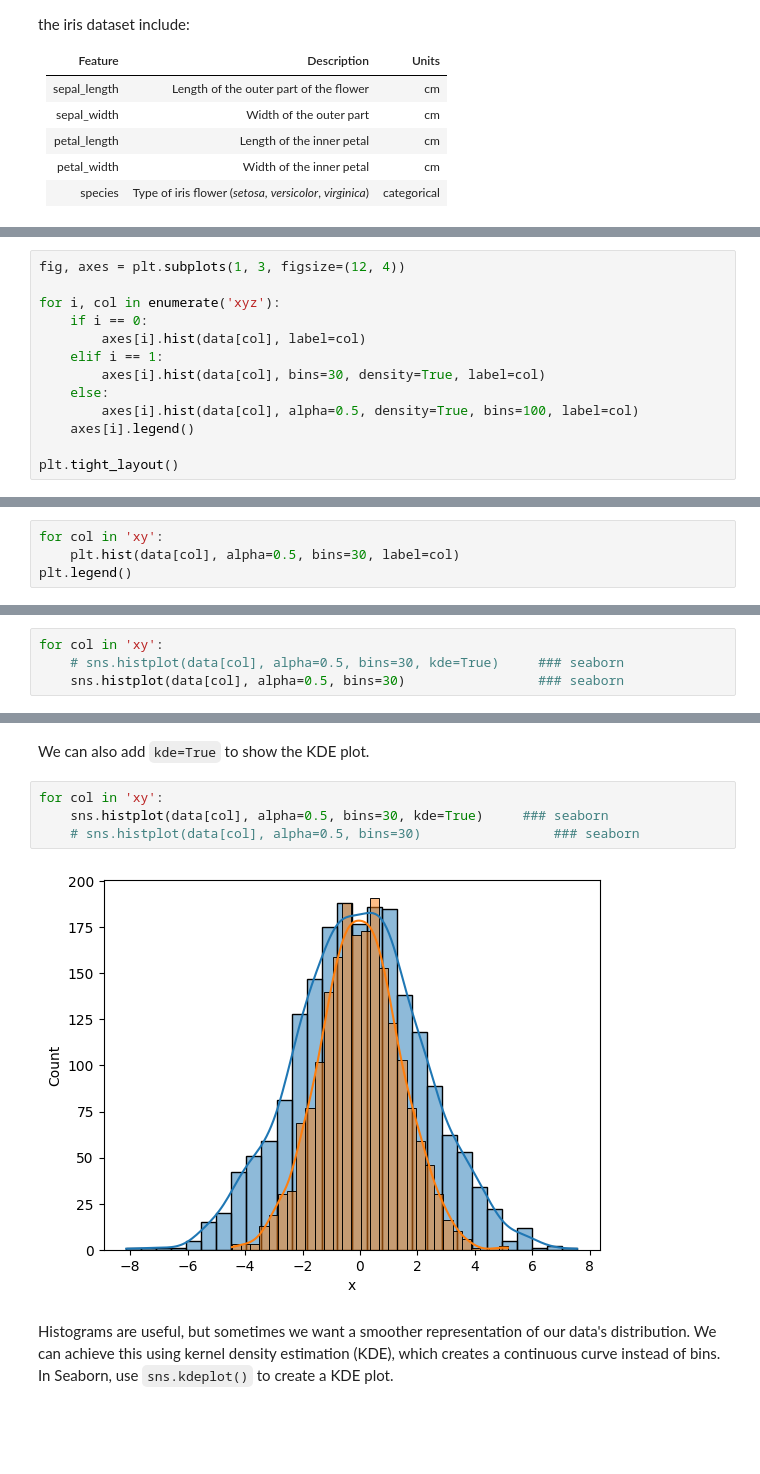
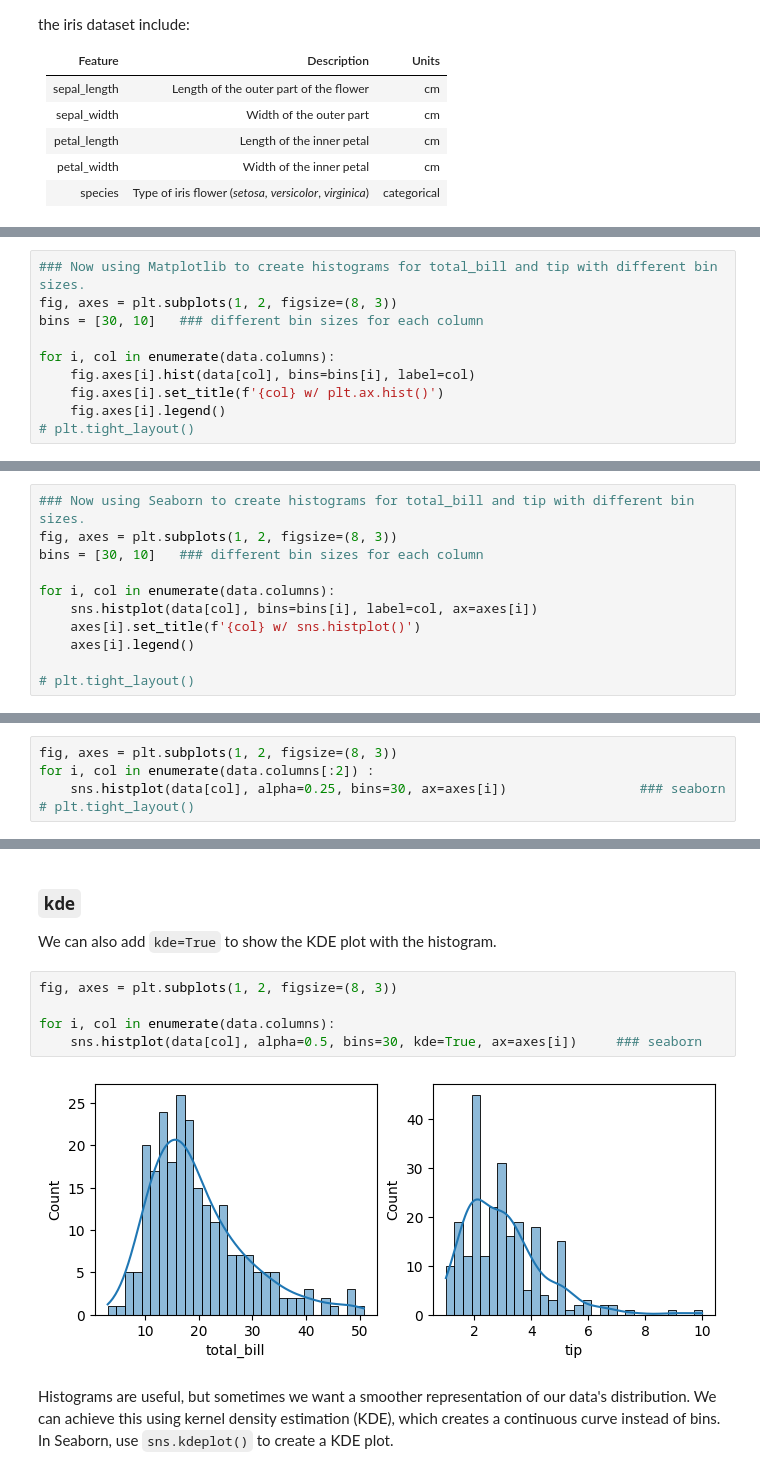
Before and after one commit to tychen742/thinkdsm, a Jupyter notebook: chapters/06-visualization/0606-vis-sns-intro.ipynb, the cells around one changed output, grey strips where cells are left out. Drawn from its saved outputs; the diff is of its cells as text; blank space fills up the shorter version.

```diff
--- a/chapters/06-visualization/0606-vis-sns-intro.ipynb
+++ b/chapters/06-visualization/0606-vis-sns-intro.ipynb
@@ -260,0 +261,10 @@ data['z'] = data['y'] * 2
+# %%
+### Now using Matplotlib to create histograms for total_bill and tip with different bin sizes.
+fig, axes = plt.subplots(1, 2, figsize=(8, 3))
+bins = [30, 10]   ### different bin sizes for each column
+
+for i, col in enumerate(data.columns):
+    fig.axes[i].hist(data[col], bins=bins[i], label=col)
+    fig.axes[i].set_title(f'{col} w/ plt.ax.hist()')
+    fig.axes[i].legend()
+# plt.tight_layout()
@@ -261,14 +273,12 @@ data['z'] = data['y'] * 2
 # %%
-fig, axes = plt.subplots(1, 3, figsize=(12, 4))
+### Now using Seaborn to create histograms for total_bill and tip with different bin sizes.
+fig, axes = plt.subplots(1, 2, figsize=(8, 3))
+bins = [30, 10]   ### different bin sizes for each column
 
-for i, col in enumerate('xyz'):
-    if i == 0:
-        axes[i].hist(data[col], label=col)
-    elif i == 1:
-        axes[i].hist(data[col], bins=30, density=True, label=col)
-    else:
-        axes[i].hist(data[col], alpha=0.5, density=True, bins=100, label=col)
+for i, col in enumerate(data.columns):
+    sns.histplot(data[col], bins=bins[i], label=col, ax=axes[i])
+    axes[i].set_title(f'{col} w/ sns.histplot()')
     axes[i].legend()
 
-plt.tight_layout()
+# plt.tight_layout()
 # %% [output]
@@ -278,4 +285,0 @@ Now let's plot the same histograms using a for loop.  The differences between wi
-# %%
-for col in 'xy':
-    plt.hist(data[col], alpha=0.5, bins=30, label=col)
-plt.legend()
@@ -299,5 +289,6 @@ With the same code, we are plotting `x` and `y` columns using `sns.histplot` ins
 # %%
-for col in 'xy':
-    # sns.histplot(data[col], alpha=0.5, bins=30, kde=True)     ### seaborn
-    sns.histplot(data[col], alpha=0.5, bins=30)                 ### seaborn
+fig, axes = plt.subplots(1, 2, figsize=(8, 3))
+for i, col in enumerate(data.columns[:2]) :
+    sns.histplot(data[col], alpha=0.25, bins=30, ax=axes[i])                 ### seaborn
+# plt.tight_layout()
 # %% [output]
@@ -305,11 +296,13 @@ for col in 'xy':
 # %% [markdown]
-We can also add `kde=True` to show the KDE plot.
+### `kde`
+We can also add `kde=True` to show the KDE plot with the histogram.
 # %%
-for col in 'xy':
-    sns.histplot(data[col], alpha=0.5, bins=30, kde=True)     ### seaborn
-    # sns.histplot(data[col], alpha=0.5, bins=30)                 ### seaborn
+fig, axes = plt.subplots(1, 2, figsize=(8, 3))
+
+for i, col in enumerate(data.columns):
+    sns.histplot(data[col], alpha=0.5, bins=30, kde=True, ax=axes[i])     ### seaborn
 # %% [output]
-[figure, old version]
+[figure, new version]
 # %% [markdown]
 Histograms are useful, but sometimes we want a smoother representation of our data's distribution. We can achieve this using kernel density estimation (KDE), which creates a continuous curve instead of bins. In Seaborn, use `sns.kdeplot()` to create a KDE plot.
 # %% [markdown]
```
Also changed, not shown: parts of 72 cells of this notebook.
